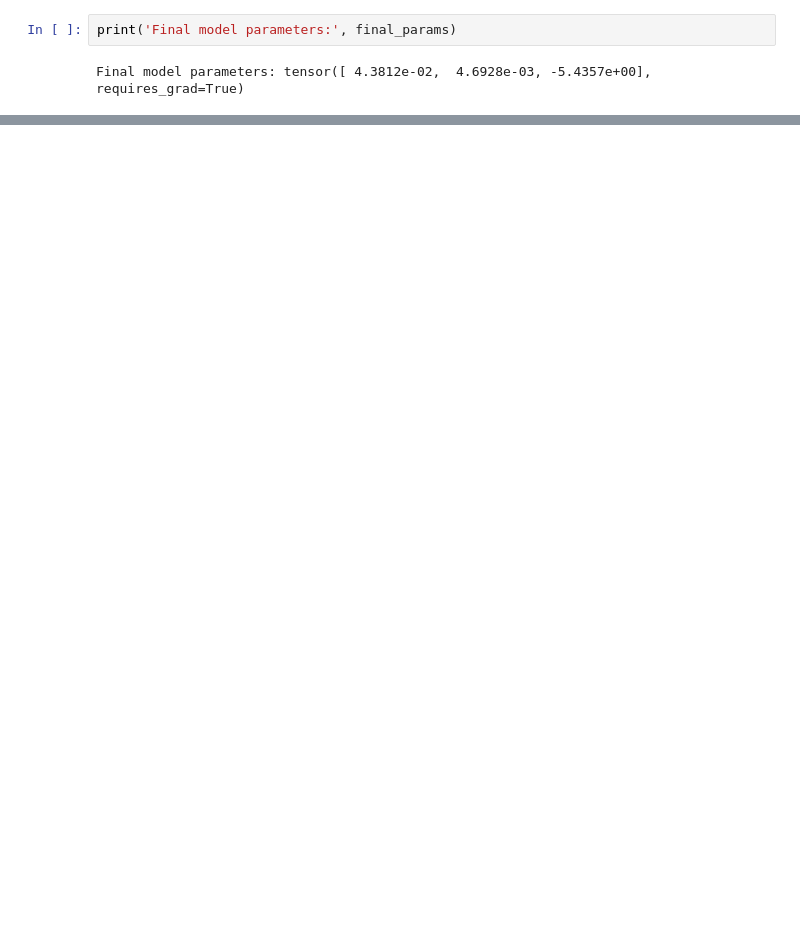
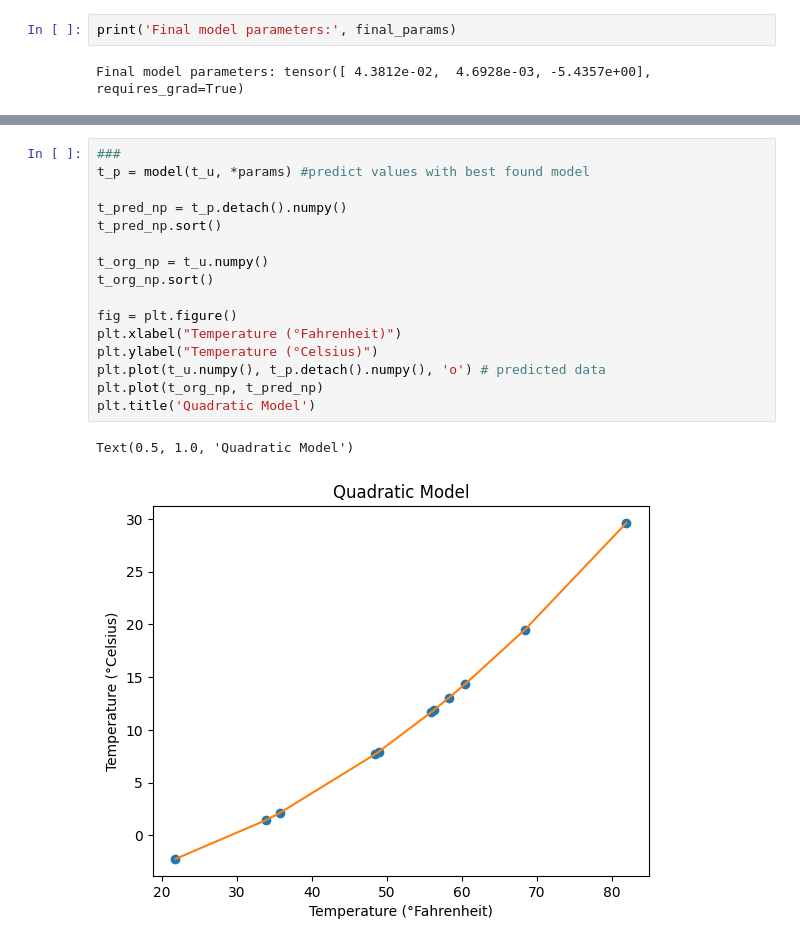
Before and after one commit to swetzel1/introduction_to_ml, a Jupyter notebook: hw5/hw5_p1.ipynb, the cells around one changed output, grey strips where cells are left out. Cells and saved outputs as stored; diff of their text form; blank space fills up the shorter version.

```diff
--- a/hw5/hw5_p1.ipynb
+++ b/hw5/hw5_p1.ipynb
@@ -174,0 +210,19 @@ plt.plot(t_u.numpy(), t_c.numpy(), 'o')
+# %%
+###
+t_p = model(t_u, *params) #predict values with best found model
+
+t_pred_np = t_p.detach().numpy()
+t_pred_np.sort()
+
+t_org_np = t_u.numpy()
+t_org_np.sort()
+
+fig = plt.figure()
+plt.xlabel("Temperature (°Fahrenheit)")
+plt.ylabel("Temperature (°Celsius)")
+plt.plot(t_u.numpy(), t_p.detach().numpy(), 'o') # predicted data
+plt.plot(t_org_np, t_pred_np)
+plt.title('Quadratic Model')
+# %% [output]
+Text(0.5, 1.0, 'Quadratic Model')
+[figure, added]
```
Also changed, not shown: parts of 5 cells of this notebook.
